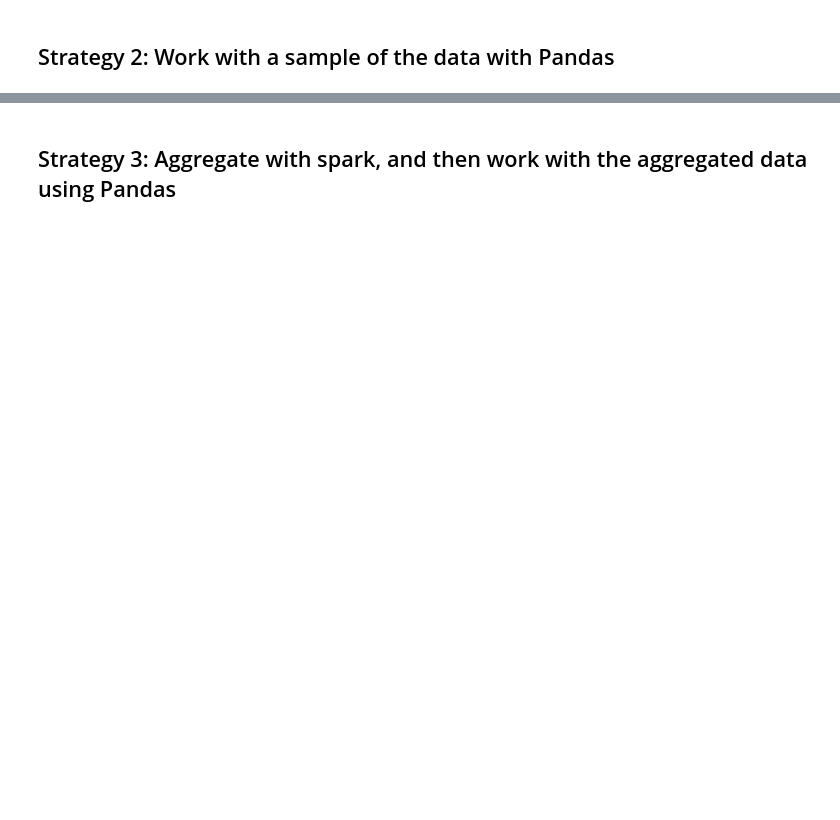
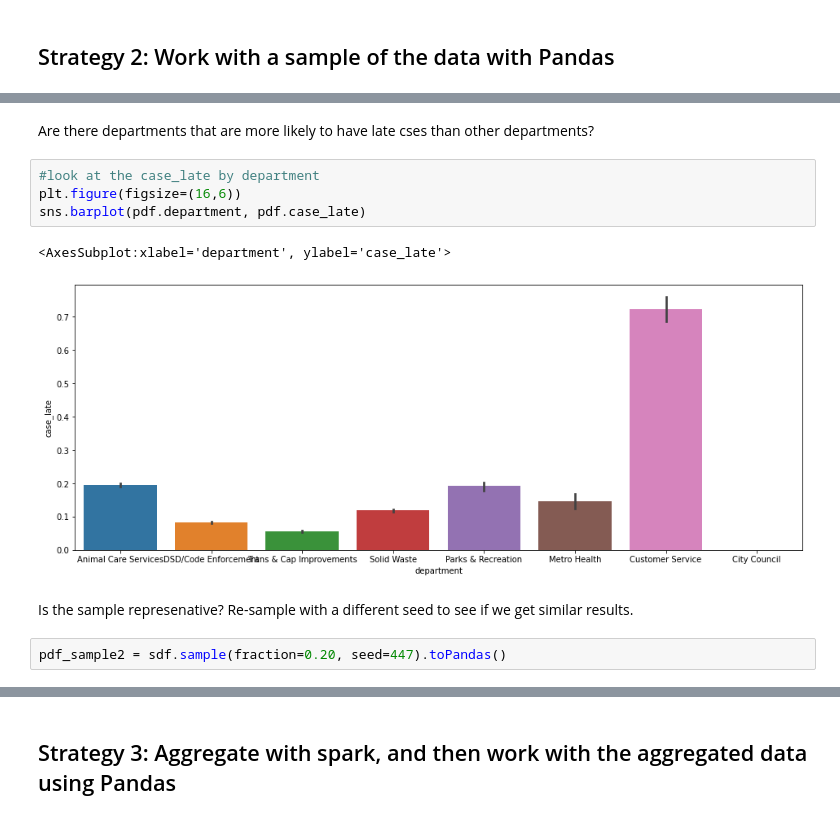
Before and after one commit to segovialori/spark, a Jupyter notebook: explore-lesson.ipynb, the cells around one changed output, grey strips where cells are left out. Saved outputs shown, nothing was run; the diff lists cells and outputs as text; blank space fills up the shorter version.

```diff
--- a/explore-lesson.ipynb
+++ b/explore-lesson.ipynb
@@ -67,0 +127,14 @@ only showing top 1 row
+# %% [markdown]
+Are there departments that are more likely to have late cses than other departments?
+# %%
+#look at the case_late by department
+plt.figure(figsize=(16,6))
+sns.barplot(pdf.department, pdf.case_late)
+# %% [output]
+<AxesSubplot:xlabel='department', ylabel='case_late'>
+[figure, added]
+# %% [markdown]
+Is the sample represenative?
+Re-sample with a different seed to see if we get similar results.
+# %%
+pdf_sample2 = sdf.sample(fraction=0.20, seed=447).toPandas()
```
Also changed, not shown: parts of 21 cells of this notebook.
